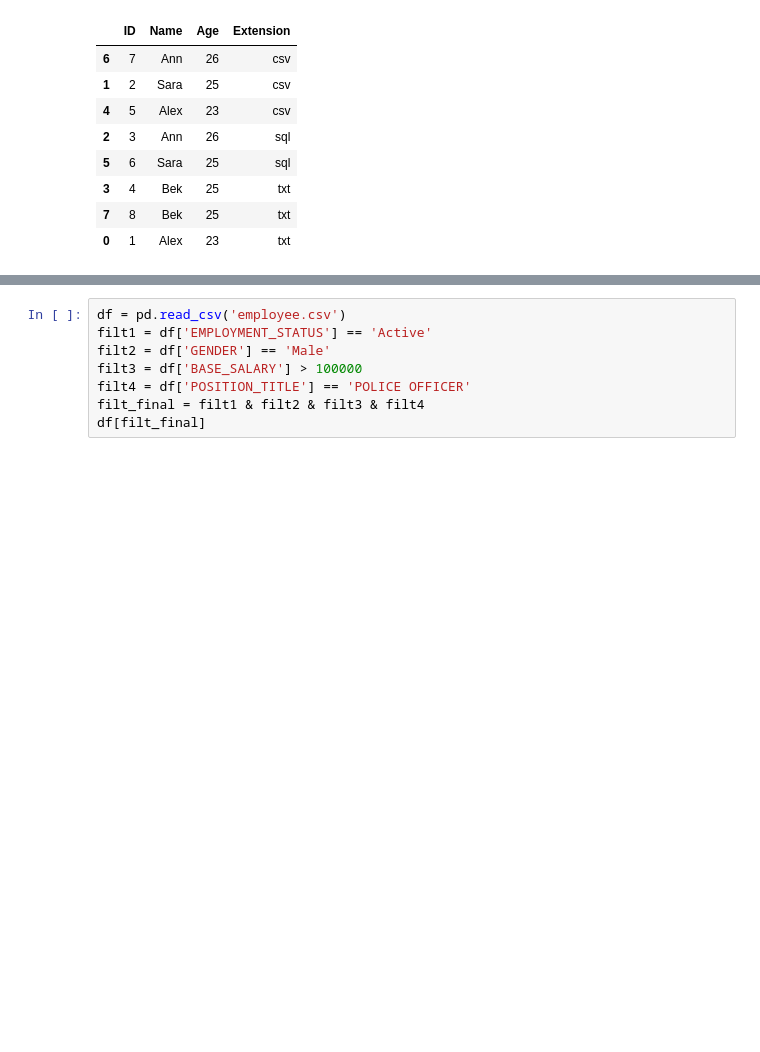
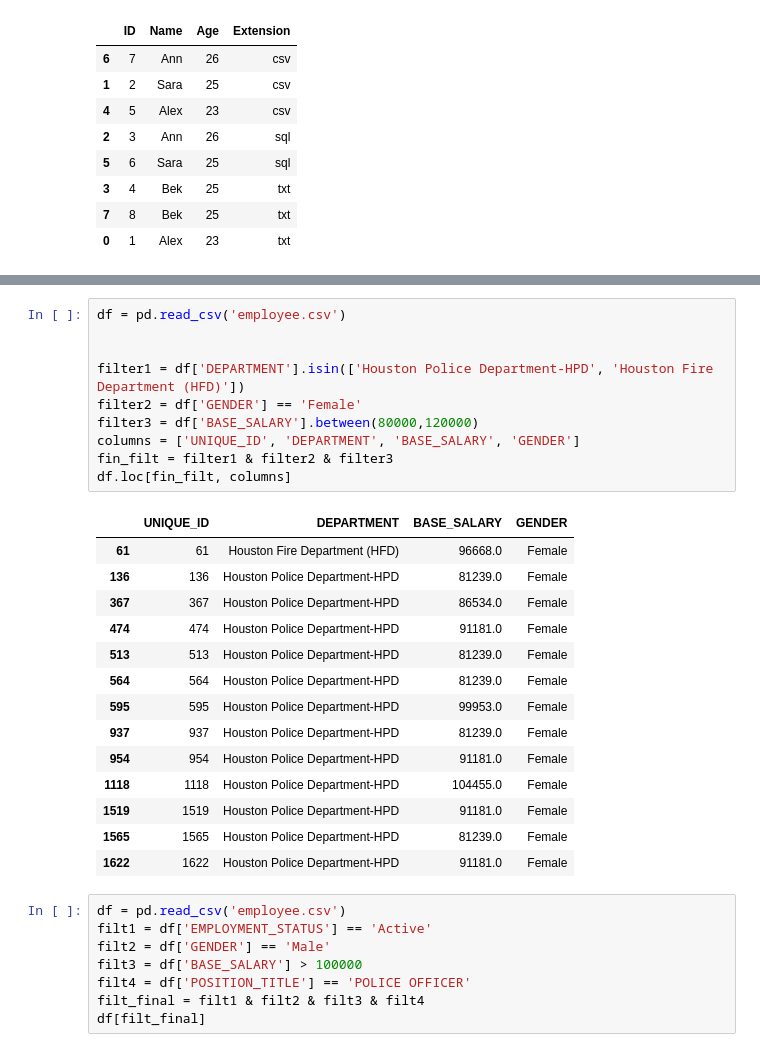
Before and after one commit to InobatMi/python_f14, a Jupyter notebook: lesson-19/main.ipynb, the cells around one changed output, grey strips where cells are left out. Cells and saved outputs as stored; diff of their text form; blank space fills up the shorter version.

```diff
--- a/lesson-19/main.ipynb
+++ b/lesson-19/main.ipynb
@@ -56,3 +324,28 @@ df[filt]
+# %%
+df = pd.read_csv('employee.csv')
+
+
+filter1 = df['DEPARTMENT'].isin(['Houston Police Department-HPD', 'Houston Fire Department (HFD)'])
+filter2 = df['GENDER'] == 'Female'
+filter3 = df['BASE_SALARY'].between(80000,120000)
+columns = ['UNIQUE_ID', 'DEPARTMENT', 'BASE_SALARY', 'GENDER']
+fin_filt = filter1 & filter2 & filter3
+df.loc[fin_filt, columns]
+# %% [output]
+|  | UNIQUE_ID | DEPARTMENT | BASE_SALARY | GENDER |
+| 61 | 61 | Houston Fire Department (HFD) | 96668.0 | Female |
+| 136 | 136 | Houston Police Department-HPD | 81239.0 | Female |
+| 367 | 367 | Houston Police Department-HPD | 86534.0 | Female |
+| 474 | 474 | Houston Police Department-HPD | 91181.0 | Female |
+| 513 | 513 | Houston Police Department-HPD | 81239.0 | Female |
+| 564 | 564 | Houston Police Department-HPD | 81239.0 | Female |
+| 595 | 595 | Houston Police Department-HPD | 99953.0 | Female |
+| 937 | 937 | Houston Police Department-HPD | 81239.0 | Female |
+| 954 | 954 | Houston Police Department-HPD | 91181.0 | Female |
+| 1118 | 1118 | Houston Police Department-HPD | 104455.0 | Female |
+| 1519 | 1519 | Houston Police Department-HPD | 91181.0 | Female |
+| 1565 | 1565 | Houston Police Department-HPD | 81239.0 | Female |
+| 1622 | 1622 | Houston Police Department-HPD | 91181.0 | Female |
 # %%
 df = pd.read_csv('employee.csv')
 filt1 = df['EMPLOYMENT_STATUS'] == 'Active'
```
Also changed, not shown: parts of 24 cells of this notebook, 4 other files.
